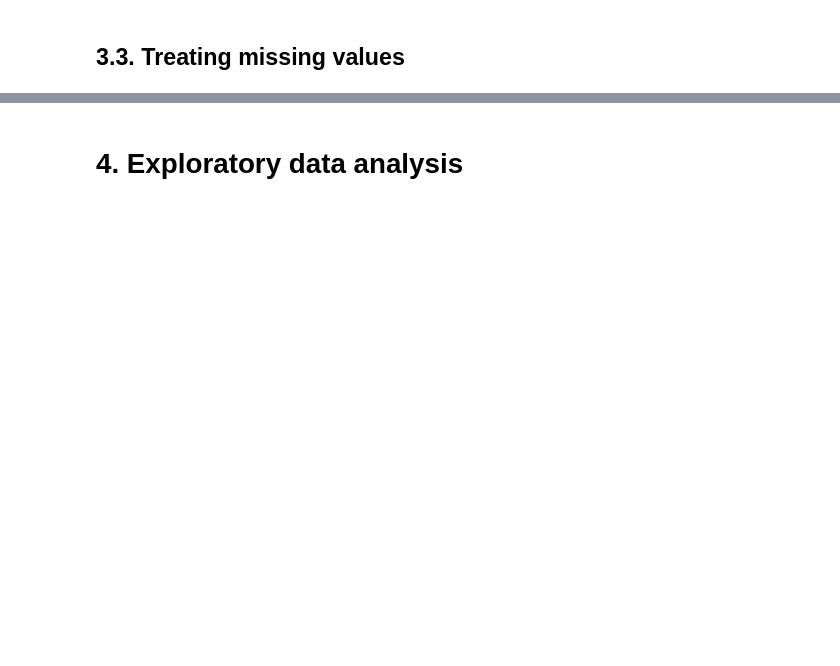
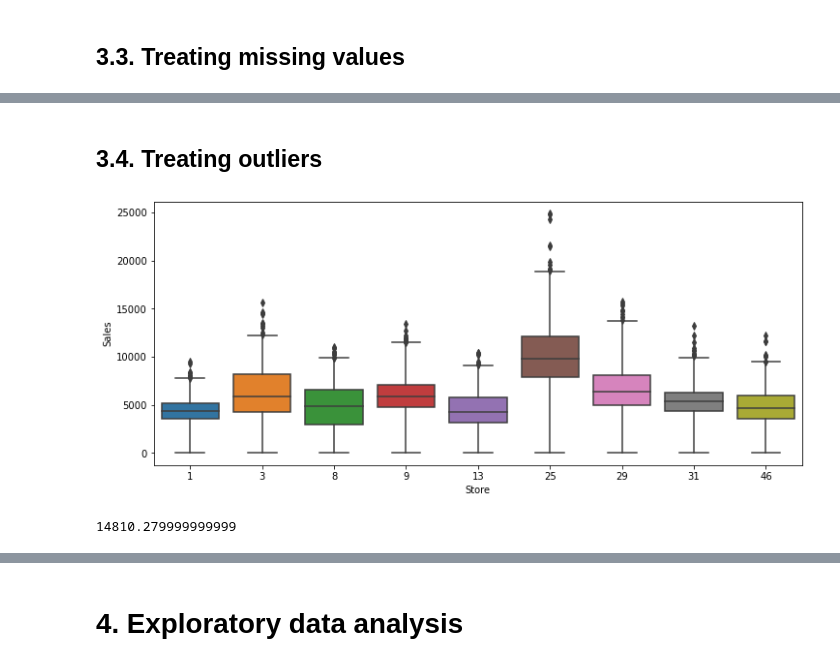
Before and after one commit to Alan-Wolf-VN/Sale_forecast, a Jupyter notebook: SaleForecasting_Nam_Tran.ipynb, the cells around one changed output, grey strips where cells are left out. Drawn from its saved outputs; the diff is of its cells as text; code cells hidden in the pictures; blank space fills up the shorter version.

```diff
--- a/SaleForecasting_Nam_Tran.ipynb
+++ b/SaleForecasting_Nam_Tran.ipynb
@@ -197,3 +197,16 @@ df.loc[df['CompetitionOpenSinceYear'].isna(),'CompetitionOpenSinceYear'] = store
 df.loc[df['Promo2SinceWeek'].isna(),'Promo2SinceWeek'] = 0
 df.loc[df['Promo2SinceYear'].isna(),'Promo2SinceYear'] = 0
 df.loc[df['PromoInterval'].isna(),'PromoInterval'] = "NA"
+# %% [markdown]
+## 3.4. Treating outliers
+# %%
+# There are some outliers at the 99th percentile of Sales:
+fig = plt.subplots(figsize=(12, 5))
+ax = sns.boxplot(x='Store', y='Sales', data=df, whis=[0,99])
+# %% [output]
+[figure, added]
+# %%
+Sale_99th = df['Sales'].quantile(0.99)
+Sale_99th
+# %% [output]
+14810.279999999999
```
Also changed, not shown: parts of 36 cells of this notebook.
